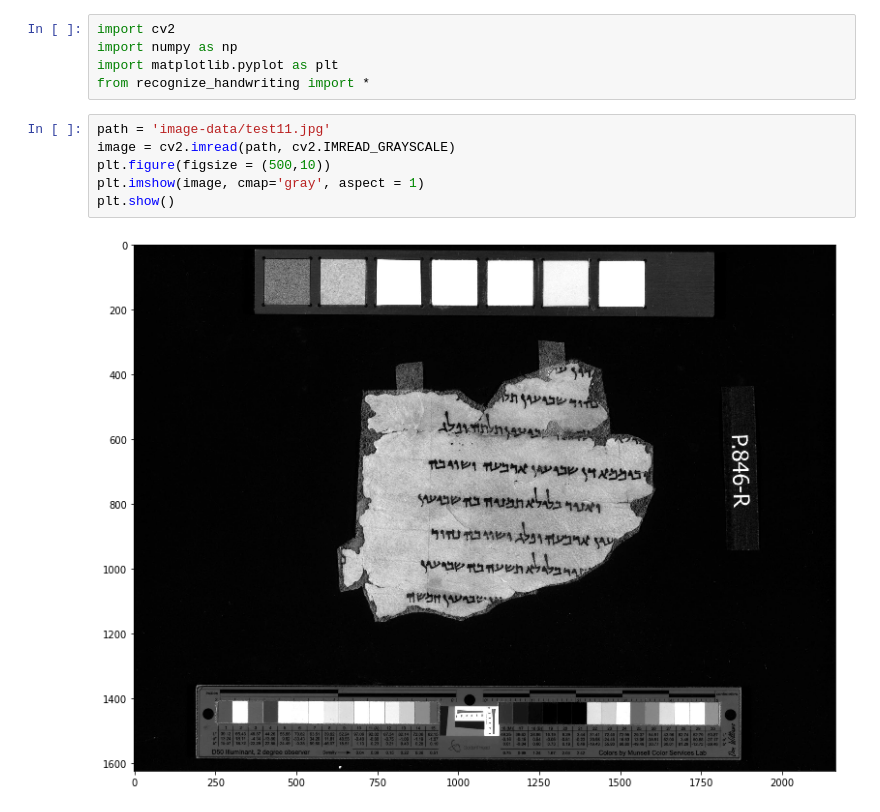
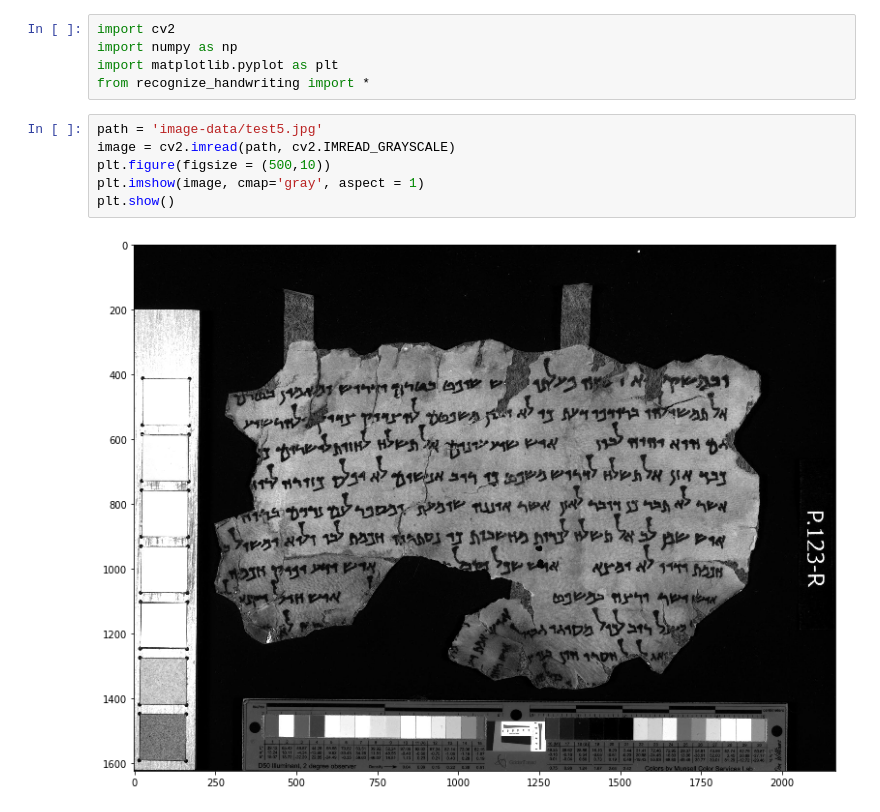
Before and after one commit to zeroxenator/hwr, a Jupyter notebook: Preprocessing/recognize_handwriting.ipynb, the cells around one changed output. Cells and saved outputs as stored; diff of their text form.

```diff
--- a/Preprocessing/recognize_handwriting.ipynb
+++ b/Preprocessing/recognize_handwriting.ipynb
@@ -4,13 +4,13 @@ import numpy as np
 import matplotlib.pyplot as plt
 from recognize_handwriting import *
 # %%
-path = 'image-data/test11.jpg'
+path = 'image-data/test5.jpg'
 image = cv2.imread(path, cv2.IMREAD_GRAYSCALE)
 plt.figure(figsize = (500,10))
 plt.imshow(image, cmap='gray', aspect = 1)
 plt.show()
 # %% [output]
-[figure, old version]
+[figure, new version]
 # %%
 recognize_handwriting(image)
 # %% [output]
```
Also changed, not shown: parts of 1 cell of this notebook, 2 other files.
